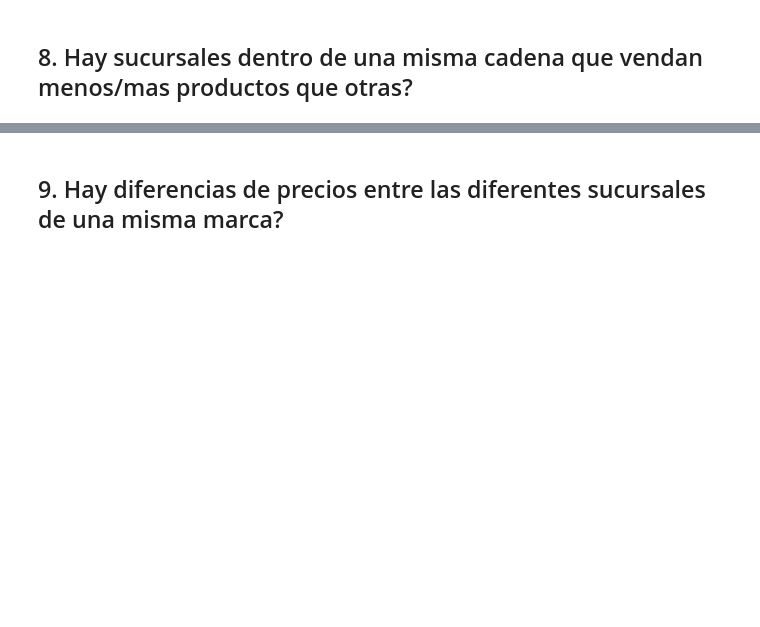
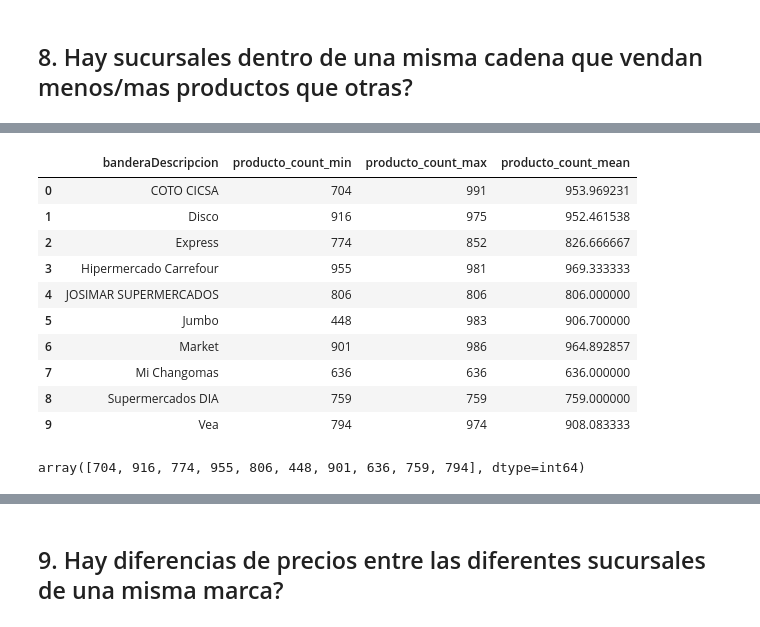
Before and after one commit to pabloveraML/DM_TP1, a Jupyter notebook: TP01 - preprocess - Tomas.ipynb, the cells around one changed output, grey strips where cells are left out. Saved outputs shown, nothing was run; the diff lists cells and outputs as text; code cells hidden in the pictures; blank space fills up the shorter version.

```diff
--- a/TP01 - preprocess - Tomas.ipynb
+++ b/TP01 - preprocess - Tomas.ipynb
@@ -211,0 +410,26 @@ res = res.reset_index()
+# %%
+p = {'producto_count': ['min', 'max', 'mean']}
+
+res_p_diff = res_p.groupby(['banderaDescripcion']).agg(p)
+
+res_p_diff.columns = ['_'.join(col) for col in res_p_diff.columns.values]
+
+res_p_diff = res_p_diff.reset_index()
+
+res_p_diff
+# %% [output]
+|  | banderaDescripcion | producto_count_min | producto_count_max | producto_count_mean |
+| 0 | COTO CICSA | 704 | 991 | 953.969231 |
+| 1 | Disco | 916 | 975 | 952.461538 |
+| 2 | Express | 774 | 852 | 826.666667 |
+| 3 | Hipermercado Carrefour | 955 | 981 | 969.333333 |
+| 4 | JOSIMAR SUPERMERCADOS | 806 | 806 | 806.000000 |
+| 5 | Jumbo | 448 | 983 | 906.700000 |
+| 6 | Market | 901 | 986 | 964.892857 |
+| 7 | Mi Changomas | 636 | 636 | 636.000000 |
+| 8 | Supermercados DIA | 759 | 759 | 759.000000 |
+| 9 | Vea | 794 | 974 | 908.083333 |
+# %%
+res_p_diff['producto_count_min'].values
+# %% [output]
+array([704, 916, 774, 955, 806, 448, 901, 636, 759, 794], dtype=int64)
```
Also changed, not shown: parts of 19 cells of this notebook.
